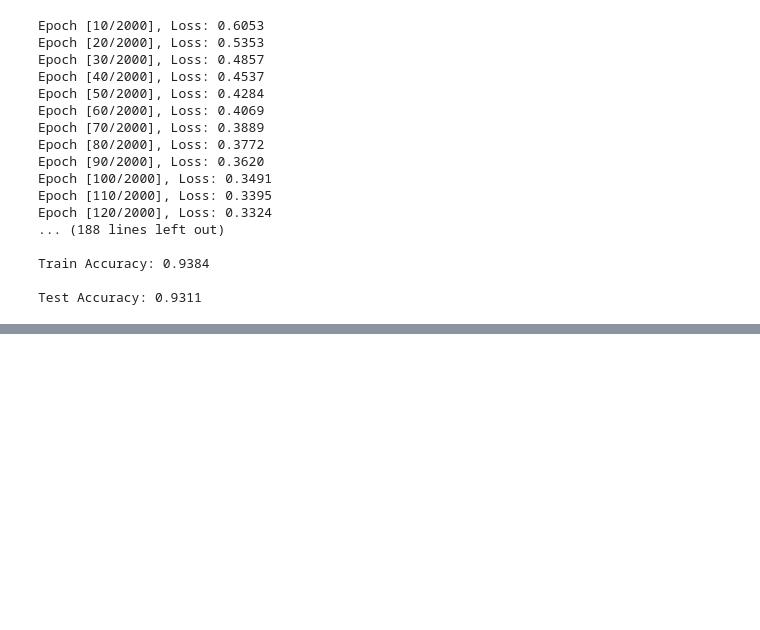
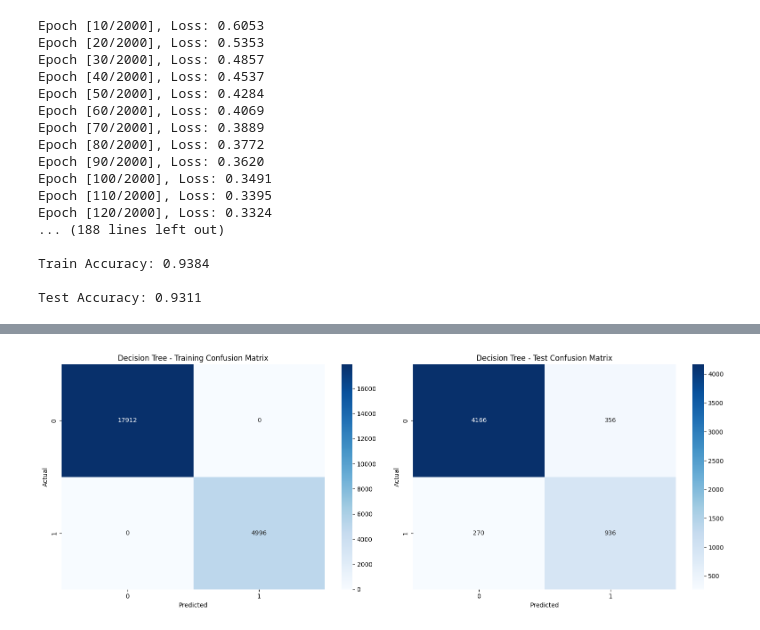
Before and after one commit to johnwee1/dsai-project, a Jupyter notebook: explore.ipynb, the cells around one changed output, grey strips where cells are left out. Cells and saved outputs as stored; diff of their text form; code cells hidden in the pictures; blank space fills up the shorter version.

Commit message:
tidied code for decision trees

```diff
--- a/explore.ipynb
+++ b/explore.ipynb
@@ -2204,0 +2065,97 @@ weighted avg       0.93      0.93      0.92      5700
+# %%
+import pandas as pd
+import xgboost as xgb
+import numpy as np
+import matplotlib.pyplot as plt
+import seaborn as sns
+from sklearn.tree import DecisionTreeClassifier
+from sklearn.ensemble import RandomForestClassifier
+from xgboost import XGBClassifier
+from sklearn.metrics import accuracy_score, precision_score, recall_score, f1_score, confusion_matrix, classification_report
+
+# Create a function to train, evaluate and visualize models
+def evaluate_model(model, model_name, X_train, X_test, y_train, y_test):
+    # Train the model
+    model.fit(X_train, y_train)
+
+    # Make predictions on train and test sets
+    y_train_pred = model.predict(X_train)
+    y_test_pred = model.predict(X_test)
+
+    # Calculate metrics for training data
+    train_accuracy = accuracy_score(y_train, y_train_pred)
+    train_precision = precision_score(y_train, y_train_pred)
+    train_recall = recall_score(y_train, y_train_pred)
+    train_f1 = f1_score(y_train, y_train_pred)
+
+    # Calculate metrics for test data
+    test_accuracy = accuracy_score(y_test, y_test_pred)
+    test_precision = precision_score(y_test, y_test_pred)
+    test_recall = recall_score(y_test, y_test_pred)
+    test_f1 = f1_score(y_test, y_test_pred)
+
+    # Print results
+    print(f"\n--- {model_name} Results ---")
+    print(f"Training Metrics:")
+    print(f"Accuracy: {train_accuracy:.4f}")
+    print(f"Precision: {train_precision:.4f}")
+    print(f"Recall: {train_recall:.4f}")
+    print(f"F1 Score: {train_f1:.4f}")
+
+    print(f"\nTest Metrics:")
+    print(f"Accuracy: {test_accuracy:.4f}")
+    print(f"Precision: {test_precision:.4f}")
+    print(f"Recall: {test_recall:.4f}")
+    print(f"F1 Score: {test_f1:.4f}")
+
+    # Print classification reports
+    print(f"\nTraining Classification Report:")
+    print(classification_report(y_train, y_train_pred))
+
+    print(f"\nTest Classification Report:")
+    print(classification_report(y_test, y_test_pred))
+
+    # Calculate confusion matrices
+    train_cm = confusion_matrix(y_train, y_train_pred)
+    test_cm = confusion_matrix(y_test, y_test_pred)
+
+    # Print confusion matrices
+    print(f"\nTraining Confusion Matrix:")
+    print(train_cm)
+
+    print(f"\nTest Confusion Matrix:")
+    print(test_cm)
+
+    # Plot confusion matrices
+    fig, (ax1, ax2) = plt.subplots(1, 2, figsize=(16, 6))
+
+    # Training confusion matrix
+    sns.heatmap(train_cm, annot=True, fmt='d', cmap='Blues',
+                xticklabels=['0', '1'], yticklabels=['0', '1'], ax=ax1)
+    ax1.set_xlabel('Predicted')
+    ax1.set_ylabel('Actual')
+    ax1.set_title(f'{model_name} - Training Confusion Matrix')
+
+    # Test confusion matrix
+    sns.heatmap(test_cm, annot=True, fmt='d', cmap='Blues',
+                xticklabels=['0', '1'], yticklabels=['0', '1'], ax=ax2)
+    ax2.set_xlabel('Predicted')
+    ax2.set_ylabel('Actual')
+    ax2.set_title(f'{model_name} - Test Confusion Matrix')
+
+    plt.tight_layout()
+    plt.show()
+
+
+
+
+# Initialize the models
+decision_tree_model = DecisionTreeClassifier(random_state=1015)
+xgboost_model = XGBClassifier(random_state=1015, use_label_encoder=False, eval_metric='logloss')
+random_forest_model = RandomForestClassifier(random_state=1015)
+
+# Evaluate each model
+evaluate_model(decision_tree_model, "Decision Tree", X_train, X_test, y_train, y_test)
+evaluate_model(xgboost_model, "XGBoost", X_train, X_test, y_train, y_test)
+evaluate_model(random_forest_model, "Random Forest", X_train, X_test, y_train, y_test)
+# %% [output]
@@ -2204,0 +2179 @@ weighted avg       0.93      0.93      0.92      5700
+[figure, added]
```
Also changed, not shown: parts of 13 cells of this notebook, 1 other file.
